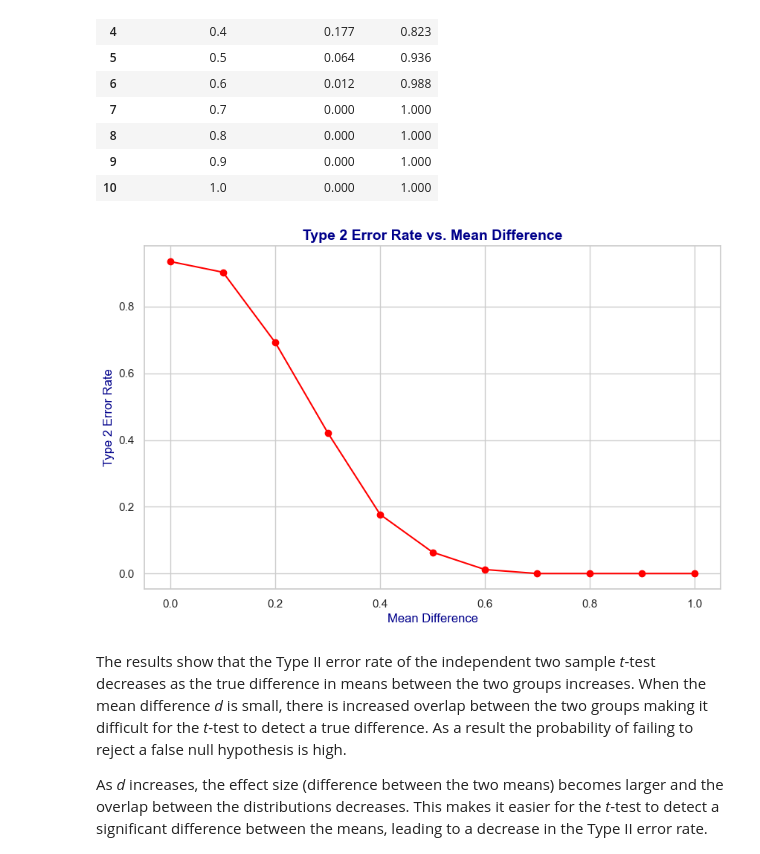
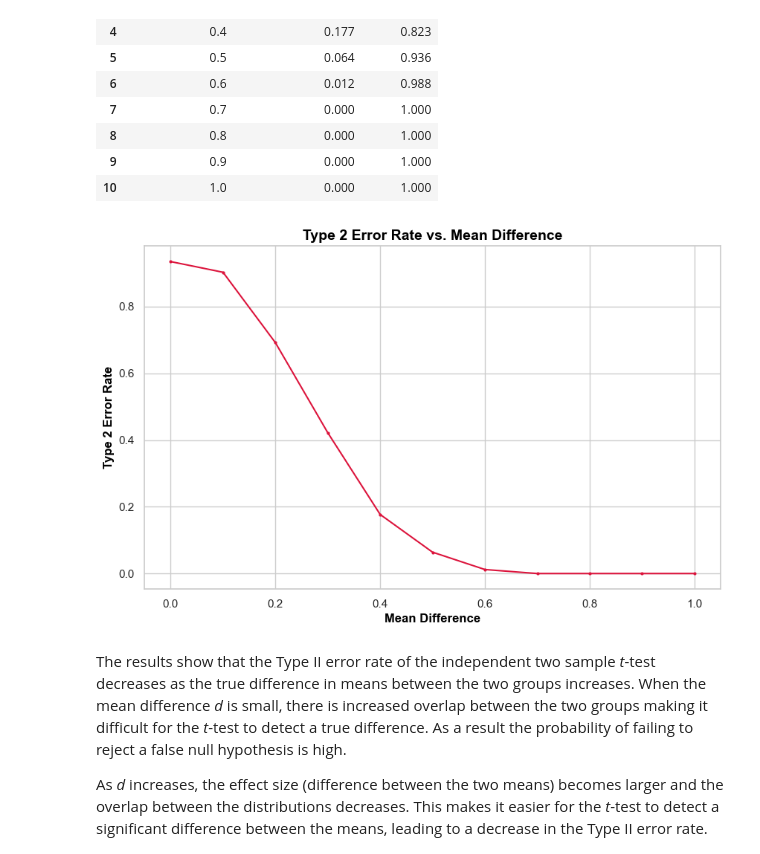
Before and after one commit to lryan30/applied_statistics, a Jupyter notebook: problems.ipynb, the cells around one changed output. Drawn from its saved outputs; the diff is of its cells as text; code cells hidden in the pictures.

```diff
--- a/problems.ipynb
+++ b/problems.ipynb
@@ -286,15 +320,15 @@ type2_table
 # %%
 # Plot:
 
 sns.set_theme(style="whitegrid")
 fig, ax = plt.subplots(figsize=(10, 6))
-ax.plot(meandiff, type2_errors, color='red', marker='o')
-ax.set_xlabel('Mean Difference', color='darkblue')
-ax.set_ylabel('Type 2 Error Rate', color='darkblue')
-ax.set_title('Type 2 Error Rate vs. Mean Difference', fontsize=14, fontweight='bold', color='darkblue')
+ax.plot(meandiff, type2_errors, color = "#DC143C", marker='o', markersize=2)
+ax.set_xlabel('Mean Difference', color='black', fontsize=12, fontweight='bold')
+ax.set_ylabel('Type 2 Error Rate', color='black', fontsize=12, fontweight='bold')
+ax.set_title('Type 2 Error Rate vs. Mean Difference', fontsize=14, fontweight='bold', color='black')
 plt.show()
 # %% [output]
-[figure, old version]
+[figure, new version]
 # %% [markdown]
 The results show that the Type II error rate of the independent two sample *t*-test decreases as the true difference in means between the two groups increases. When the mean difference *d* is small, there is increased overlap between the two groups making it difficult for the *t*-test to detect a true difference. As a result the probability of failing to reject a false null hypothesis is high.
 
```
Also changed, not shown: parts of 22 cells of this notebook, 1 other file.
